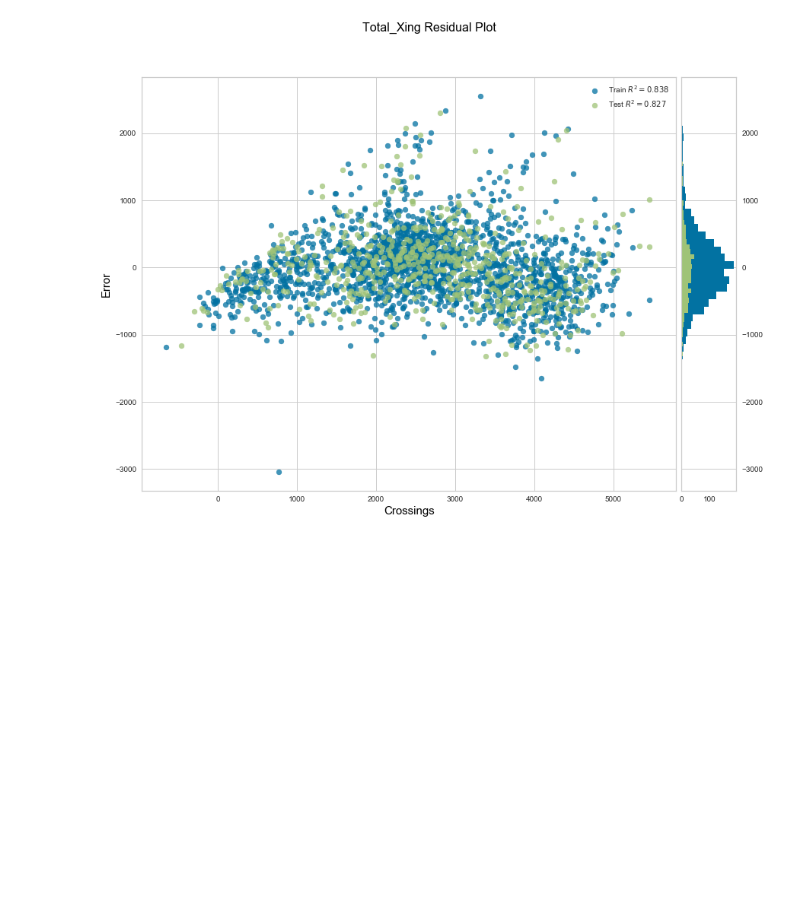
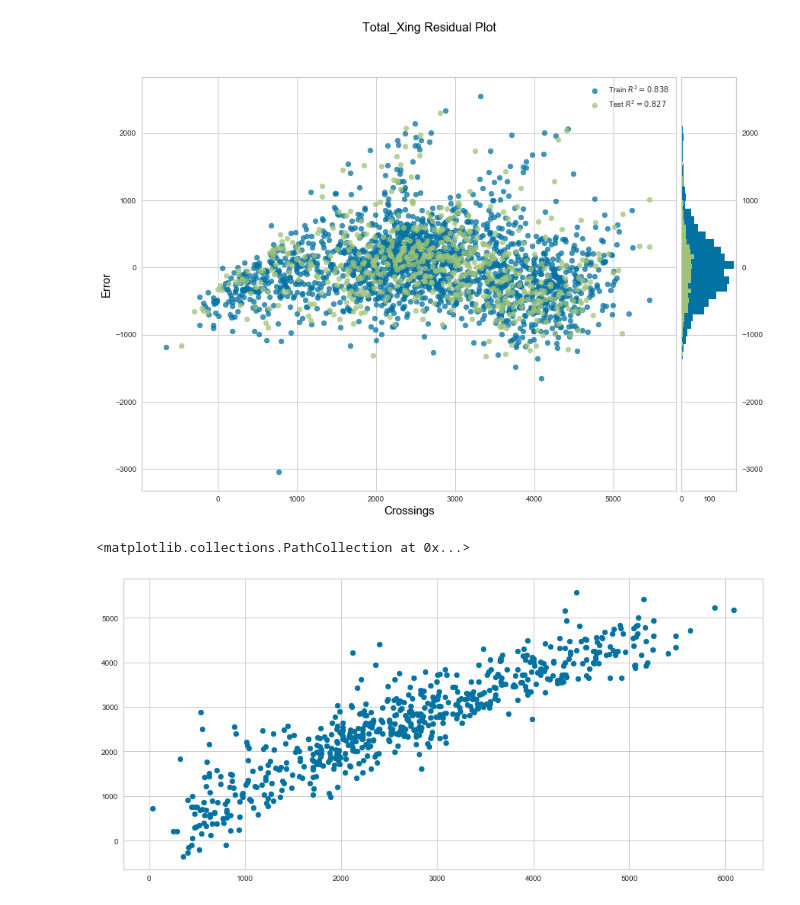
Before and after one commit to codyRing/Data_Science_Captstone, a Jupyter notebook: Daily Regression.ipynb, the cells around one changed output. Saved outputs shown, nothing was run; the diff lists cells and outputs as text; code cells hidden in the pictures; blank space fills up the shorter version.

```diff
--- a/Daily Regression.ipynb
+++ b/Daily Regression.ipynb
@@ -363,3 +363,9 @@ plt.savefig('./Figures/Residuals_Daily_Total_Xing.png')
 # %% [output]
 ''
 [figure]
+# %%
+plt.figure(figsize = (15,7))
+plt.scatter(x=y_test,y=y_pred, color = 'b')
+# %% [output]
+<matplotlib.collections.PathCollection at 0x...>
+[figure, added]
```
Also changed, not shown: parts of 3 cells of this notebook, 5 other files.
